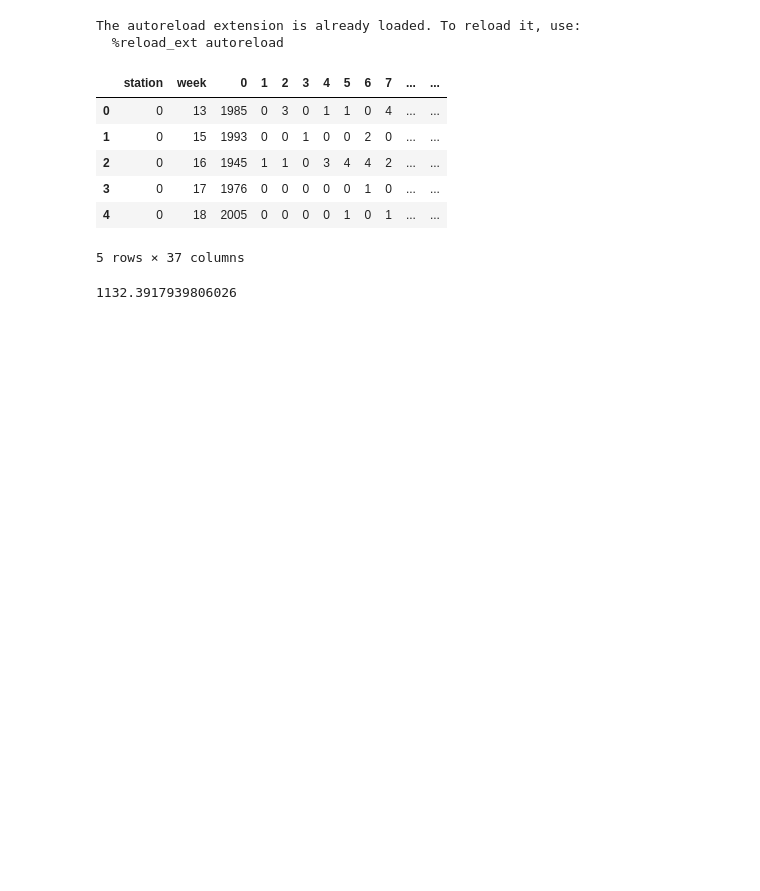
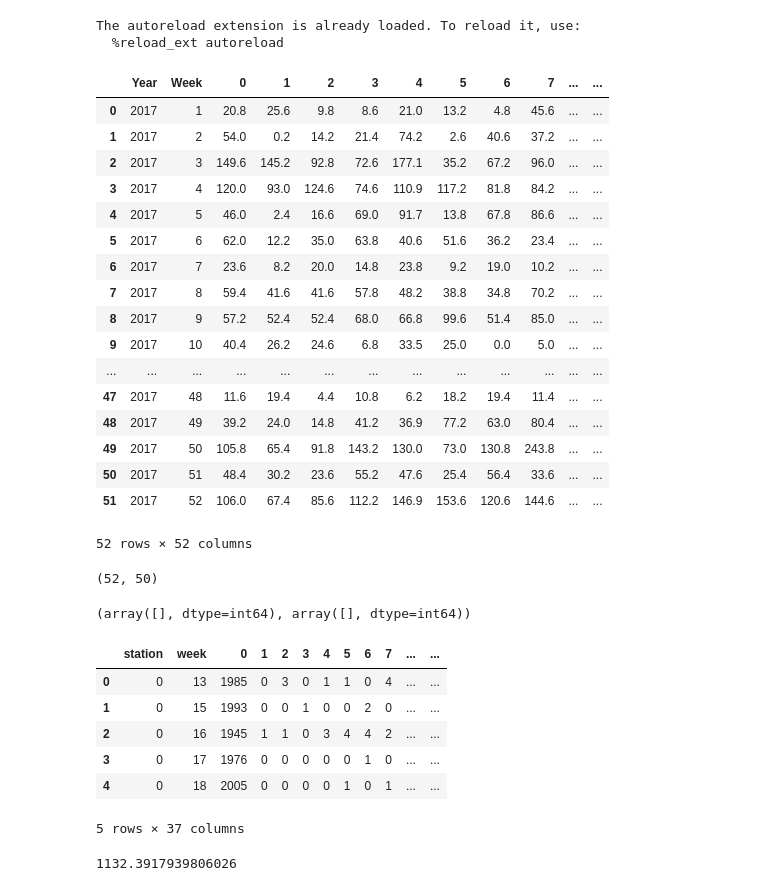
Before and after one commit to AdityaSidharta/datasciencecompetition2018, a Jupyter notebook: Basic_Model_parameter_estimation.ipynb, the cells around one changed output. Cells and saved outputs as stored; diff of their text form; code cells hidden in the pictures; blank space fills up the shorter version.

```diff
--- a/Basic_Model_parameter_estimation.ipynb
+++ b/Basic_Model_parameter_estimation.ipynb
@@ -15,9 +15,30 @@ from BasicModel import BasicModel
 # %%
 filepath = './datasets'
 processed_dataset_filepath = './processed_data'
-gauge_path = filepath+'/gauge.csv'
+gauge_path = filepath+'/gauge_origin.csv'
 radar_path = filepath+'/radar'
 station_location_path = processed_dataset_filepath +'/station_location.json'
+# %%
+pd.read_csv(gauge_path)
+# %% [output]
+|  | Year | Week | 0 | 1 | 2 | 3 | 4 | 5 | 6 | 7 | ... | ... |
+| 0 | 2017 | 1 | 20.8 | 25.6 | 9.8 | 8.6 | 21.0 | 13.2 | 4.8 | 45.6 | ... | ... |
+| 1 | 2017 | 2 | 54.0 | 0.2 | 14.2 | 21.4 | 74.2 | 2.6 | 40.6 | 37.2 | ... | ... |
+| 2 | 2017 | 3 | 149.6 | 145.2 | 92.8 | 72.6 | 177.1 | 35.2 | 67.2 | 96.0 | ... | ... |
+| 3 | 2017 | 4 | 120.0 | 93.0 | 124.6 | 74.6 | 110.9 | 117.2 | 81.8 | 84.2 | ... | ... |
+| 4 | 2017 | 5 | 46.0 | 2.4 | 16.6 | 69.0 | 91.7 | 13.8 | 67.8 | 86.6 | ... | ... |
+| 5 | 2017 | 6 | 62.0 | 12.2 | 35.0 | 63.8 | 40.6 | 51.6 | 36.2 | 23.4 | ... | ... |
+| 6 | 2017 | 7 | 23.6 | 8.2 | 20.0 | 14.8 | 23.8 | 9.2 | 19.0 | 10.2 | ... | ... |
+| 7 | 2017 | 8 | 59.4 | 41.6 | 41.6 | 57.8 | 48.2 | 38.8 | 34.8 | 70.2 | ... | ... |
+| 8 | 2017 | 9 | 57.2 | 52.4 | 52.4 | 68.0 | 66.8 | 99.6 | 51.4 | 85.0 | ... | ... |
+| 9 | 2017 | 10 | 40.4 | 26.2 | 24.6 | 6.8 | 33.5 | 25.0 | 0.0 | 5.0 | ... | ... |
+| ... | ... | ... | ... | ... | ... | ... | ... | ... | ... | ... | ... | ... |
+| 47 | 2017 | 48 | 11.6 | 19.4 | 4.4 | 10.8 | 6.2 | 18.2 | 19.4 | 11.4 | ... | ... |
+| 48 | 2017 | 49 | 39.2 | 24.0 | 14.8 | 41.2 | 36.9 | 77.2 | 63.0 | 80.4 | ... | ... |
+| 49 | 2017 | 50 | 105.8 | 65.4 | 91.8 | 143.2 | 130.0 | 73.0 | 130.8 | 243.8 | ... | ... |
+| 50 | 2017 | 51 | 48.4 | 30.2 | 23.6 | 55.2 | 47.6 | 25.4 | 56.4 | 33.6 | ... | ... |
+| 51 | 2017 | 52 | 106.0 | 67.4 | 85.6 | 112.2 | 146.9 | 153.6 | 120.6 | 144.6 | ... | ... |
+52 rows × 52 columns
 # %%
 with open(station_location_path, 'r') as infile:
     station_location = json.load(infile)
@@ -26,8 +47,12 @@ df_gauge = pd.read_csv(gauge_path)
 # %%
 df_gauge_array = df_gauge.values[:, 2:]
 print (df_gauge_array.shape)
+# %% [output]
+(52, 50)
 # %%
 np.where(pd.isnull(df_gauge))
+# %% [output]
+(array([], dtype=int64), array([], dtype=int64))
 # %%
 all_radar_path_list = sorted(os.listdir(radar_path))
 # %%
```
Also changed, not shown: parts of 6 cells of this notebook, 1 other file.
